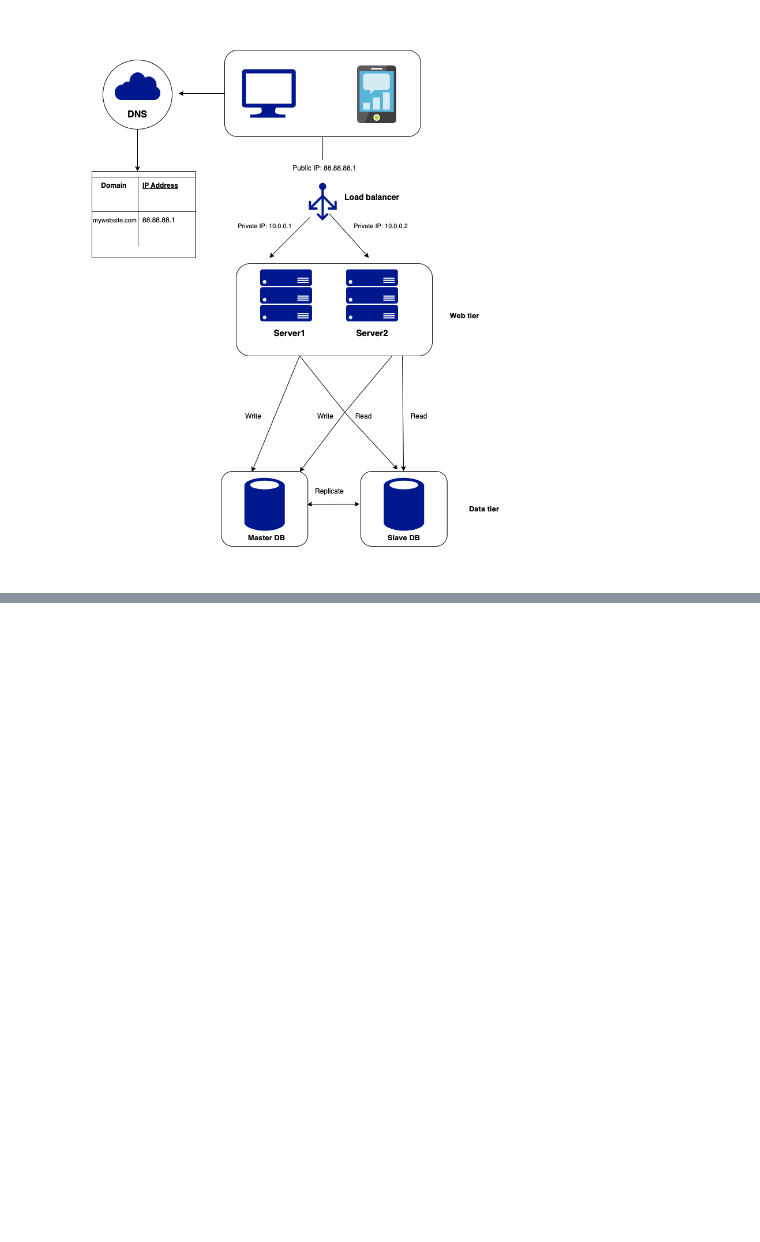
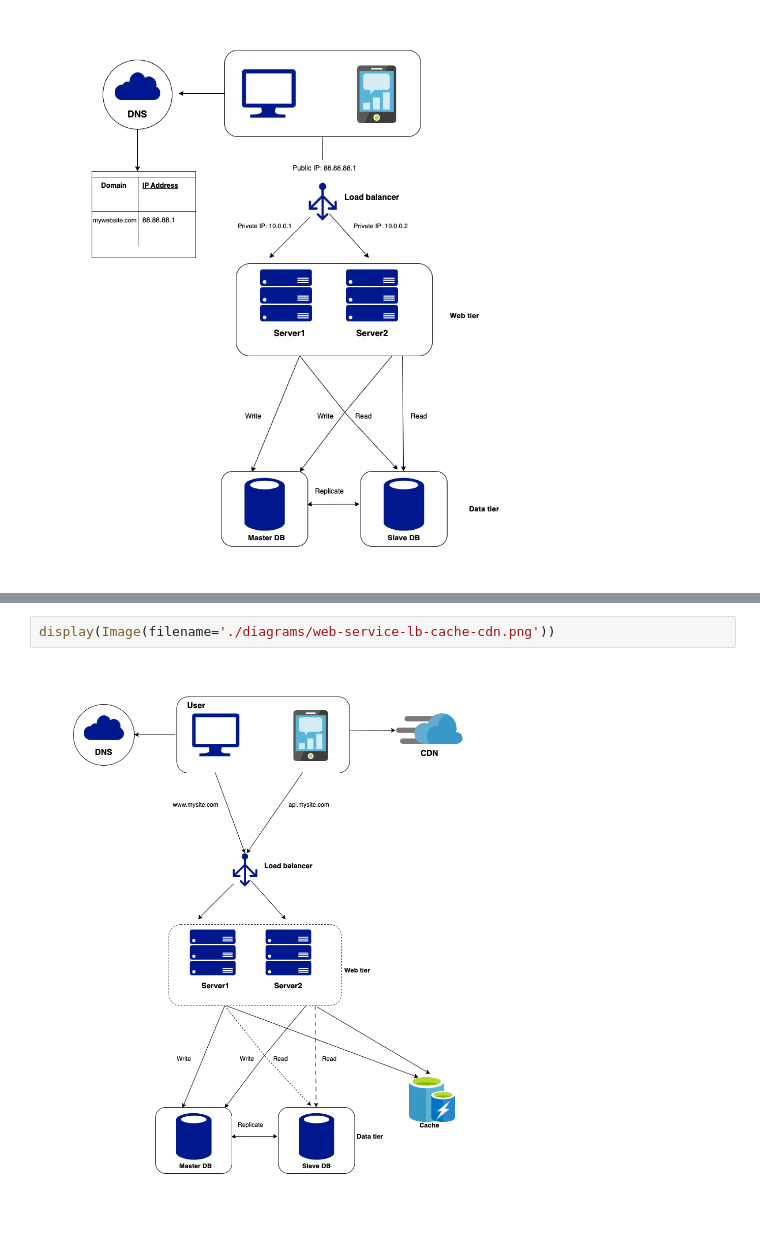
Before and after one commit to nebanat/system-design-doctrina, a Jupyter notebook: generic_web/1. Zero-to-millions.ipynb, the cells around one changed output, grey strips where cells are left out. Drawn from its saved outputs; the diff is of its cells as text; blank space fills up the shorter version.

```diff
--- a/generic_web/notes.ipynb
+++ b/generic_web/1. Zero-to-millions.ipynb
@@ -116,0 +177,4 @@ display(Image(filename='./diagrams/simple-web-service-replication.png'))
+# %%
+display(Image(filename='./diagrams/web-service-lb-cache-cdn.png'))
+# %% [output]
+[figure, added]
```
Also changed, not shown: parts of 23 cells of this notebook, 4 other files.
